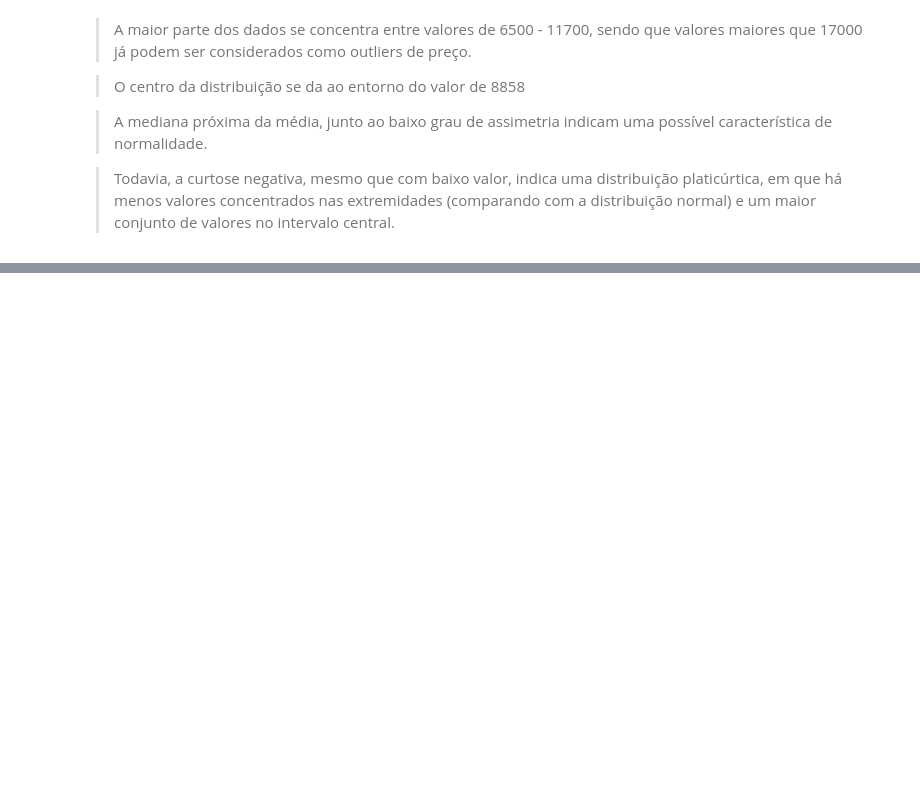
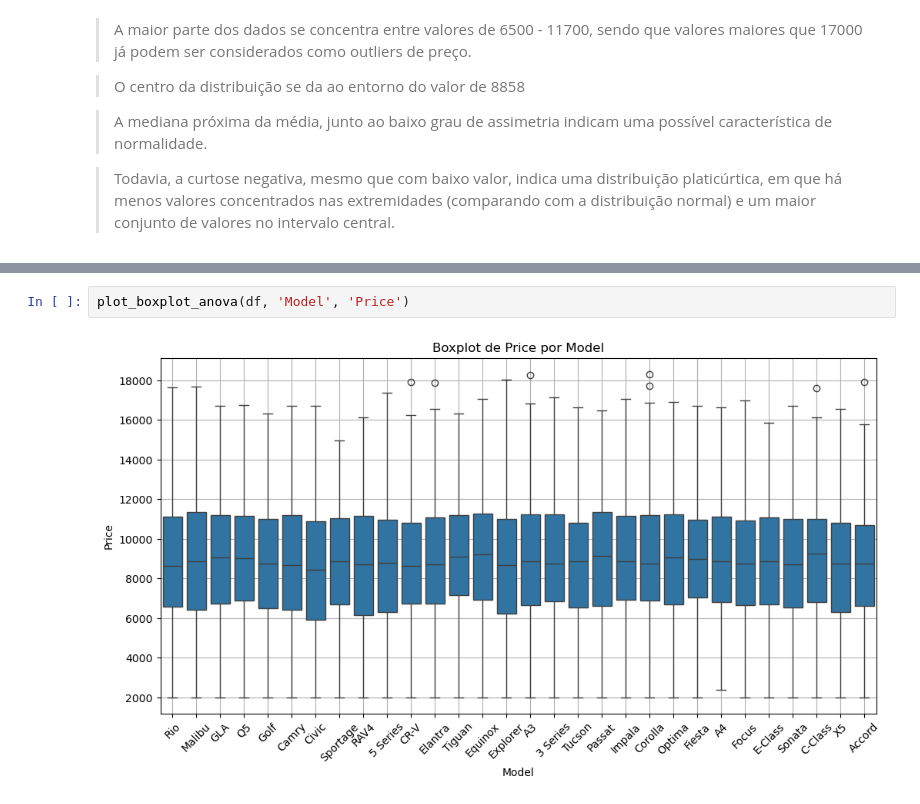
Before and after one commit to gabrielgvss/Regressao-Precos-Carros, a Jupyter notebook: notebooks/EDA.ipynb, the cells around one changed output, grey strips where cells are left out. Drawn from its saved outputs; the diff is of its cells as text; blank space fills up the shorter version.

```diff
--- a/notebooks/EDA.ipynb
+++ b/notebooks/EDA.ipynb
@@ -724,0 +1005,4 @@ Limiar superior: 17747.25
+# %%
+plot_boxplot_anova(df, 'Model', 'Price')
+# %% [output]
+[figure, added]
```
Also changed, not shown: parts of 36 cells of this notebook, 1 other file.
